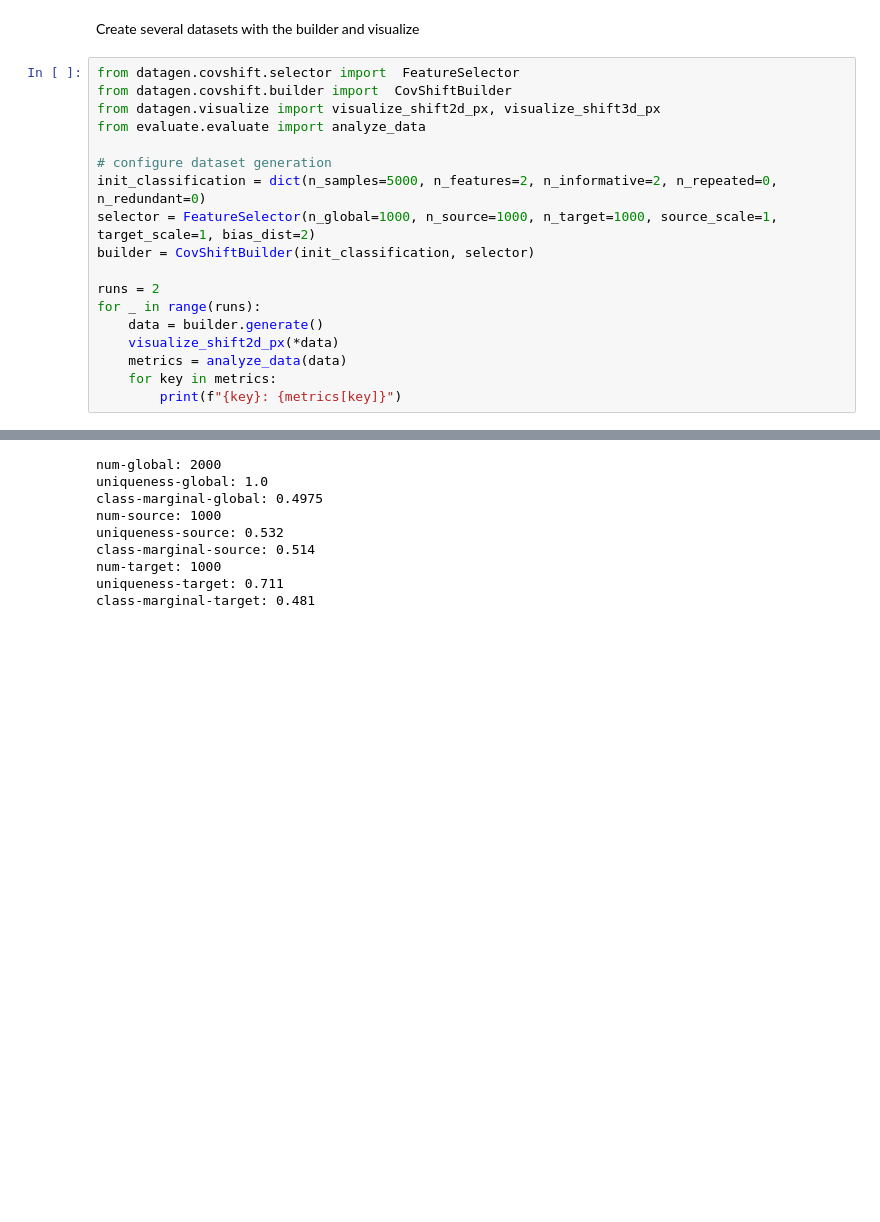
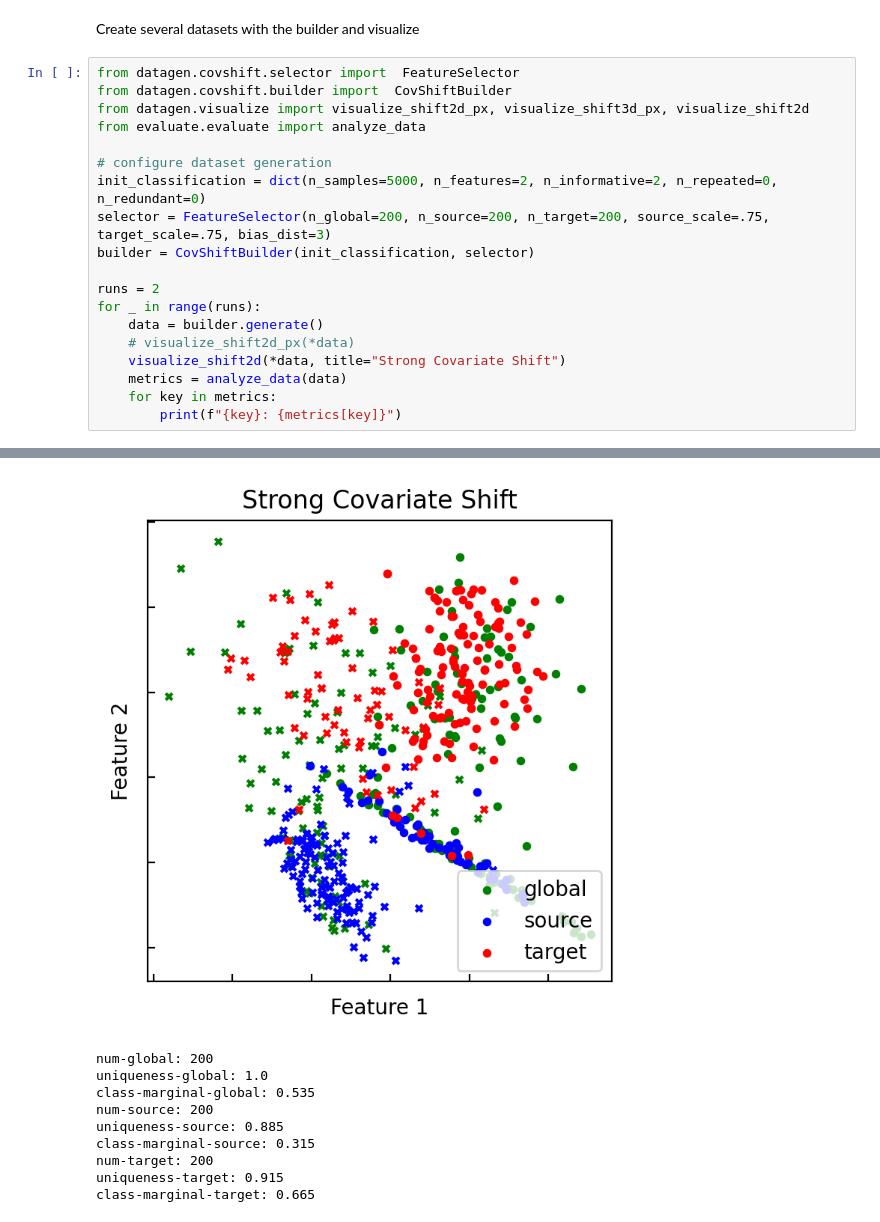
Before and after one commit to EWitting/global-domain-adapation, a Jupyter notebook: showdatashift.ipynb, the cells around one changed output, grey strips where cells are left out. Cells and saved outputs as stored; diff of their text form; blank space fills up the shorter version.

```diff
--- a/showdatashift.ipynb
+++ b/showdatashift.ipynb
@@ -3,18 +3,19 @@ Create several datasets with the builder and visualize
 # %%
 from datagen.covshift.selector import  FeatureSelector
 from datagen.covshift.builder import  CovShiftBuilder
-from datagen.visualize import visualize_shift2d_px, visualize_shift3d_px
+from datagen.visualize import visualize_shift2d_px, visualize_shift3d_px, visualize_shift2d
 from evaluate.evaluate import analyze_data
 
 # configure dataset generation
 init_classification = dict(n_samples=5000, n_features=2, n_informative=2, n_repeated=0, n_redundant=0)
-selector = FeatureSelector(n_global=1000, n_source=1000, n_target=1000, source_scale=1, target_scale=1, bias_dist=2)
+selector = FeatureSelector(n_global=200, n_source=200, n_target=200, source_scale=.75, target_scale=.75, bias_dist=3)
 builder = CovShiftBuilder(init_classification, selector)
 
 runs = 2
 for _ in range(runs):
     data = builder.generate()
-    visualize_shift2d_px(*data)
+    # visualize_shift2d_px(*data)
+    visualize_shift2d(*data, title="Strong Covariate Shift")
     metrics = analyze_data(data)
     for key in metrics:
         print(f"{key}: {metrics[key]}")
@@ -23,9 +23,10 @@ for _ in range(runs):
+[figure, added]
-num-global: 2000
+num-global: 200
 uniqueness-global: 1.0
-class-marginal-global: 0.4975
-num-source: 1000
-uniqueness-source: 0.532
-class-marginal-source: 0.514
-num-target: 1000
-uniqueness-target: 0.711
-class-marginal-target: 0.481
+class-marginal-global: 0.535
+num-source: 200
+uniqueness-source: 0.885
+class-marginal-source: 0.315
+num-target: 200
+uniqueness-target: 0.915
+class-marginal-target: 0.665
```
Also changed, not shown: parts of 2 cells of this notebook, 10 other files.
